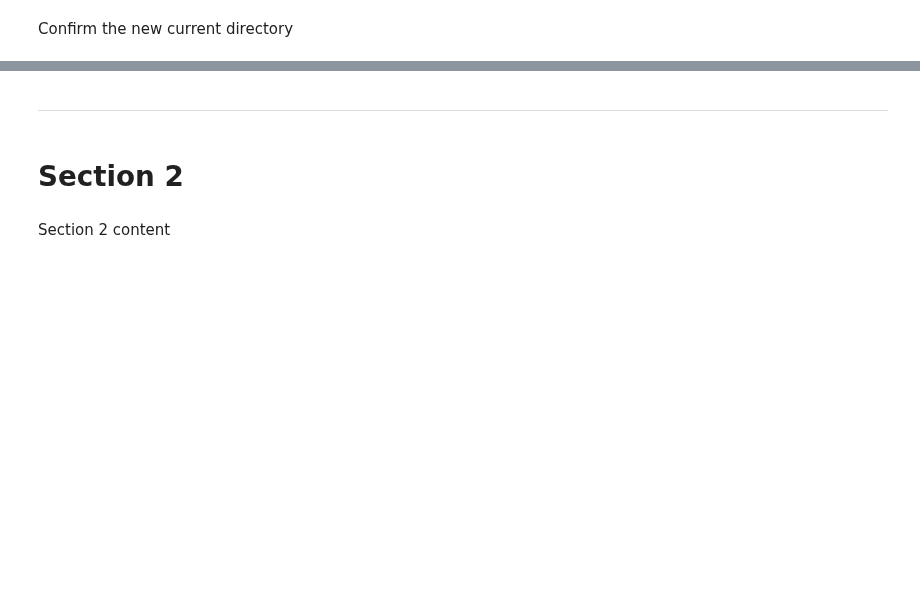
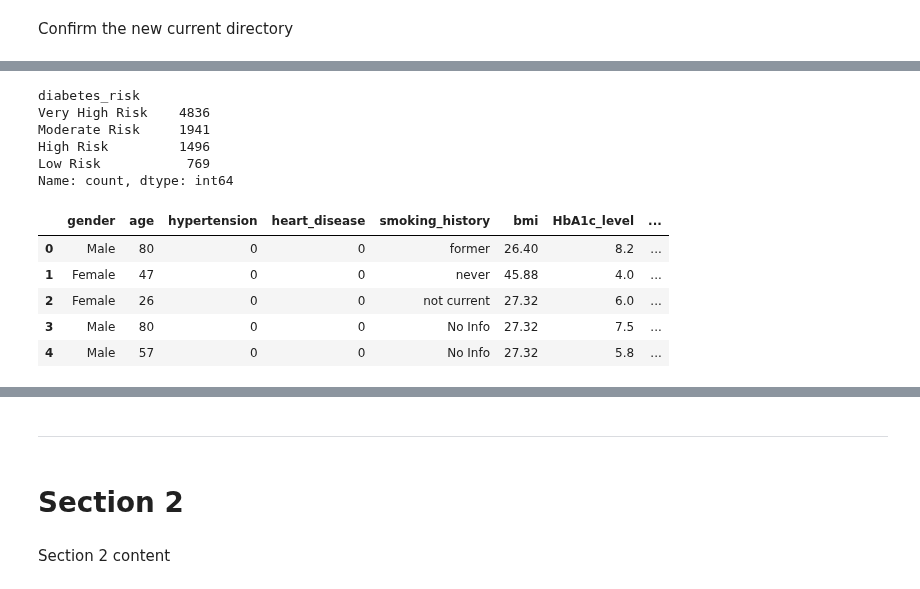
Before and after one commit to nivedhita369/Healthcare_Diabetes_Analysis, a Jupyter notebook: jupyter_notebooks/Feature_Engineering.ipynb, the cells around one changed output, grey strips where cells are left out. Saved outputs shown, nothing was run; the diff lists cells and outputs as text; code cells hidden in the pictures; blank space fills up the shorter version.

```diff
--- a/jupyter_notebooks/Feature_Engineering.ipynb
+++ b/jupyter_notebooks/Feature_Engineering.ipynb
@@ -47,0 +154,34 @@ Section 1 content
+# %%
+risk_conditions = [
+    (df['HbA1c_level'] >= 6.5) | (df['blood_glucose_level'] >= 200),
+    (df['HbA1c_level'].between(5.7, 6.4)) & (df['blood_glucose_level'].between(140, 199)),
+    (df['HbA1c_level'].between(5.7, 6.4)) | (df['blood_glucose_level'].between(140, 199)),
+    (df['HbA1c_level'] < 5.7) | (df['blood_glucose_level'] < 140)
+]
+
+risk_labels = [
+    'Very High Risk',
+    'High Risk',
+    'Moderate Risk',
+    'Low Risk'
+]
+
+df['diabetes_risk'] = np.select(risk_conditions, risk_labels)
+
+print(df['diabetes_risk'].value_counts())
+
+# display the first few rows to verify the new column
+df.head()
+# %% [output]
+diabetes_risk
+Very High Risk    4836
+Moderate Risk     1941
+High Risk         1496
+Low Risk           769
+Name: count, dtype: int64
+|  | gender | age | hypertension | heart_disease | smoking_history | bmi | HbA1c_level | ... |
+| 0 | Male | 80 | 0 | 0 | former | 26.40 | 8.2 | ... |
+| 1 | Female | 47 | 0 | 0 | never | 45.88 | 4.0 | ... |
+| 2 | Female | 26 | 0 | 0 | not current | 27.32 | 6.0 | ... |
+| 3 | Male | 80 | 0 | 0 | No Info | 27.32 | 7.5 | ... |
+| 4 | Male | 57 | 0 | 0 | No Info | 27.32 | 5.8 | ... |
```
Also changed, not shown: parts of 24 cells of this notebook.
